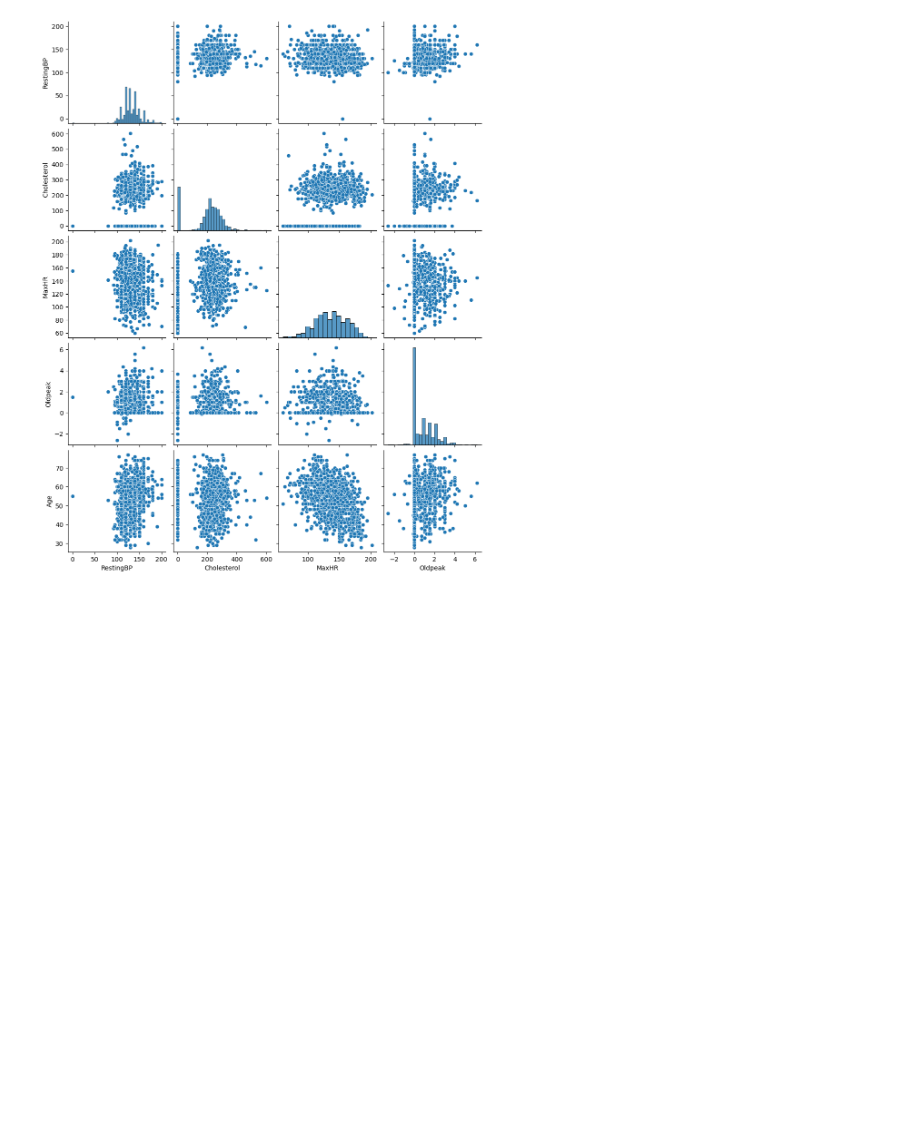
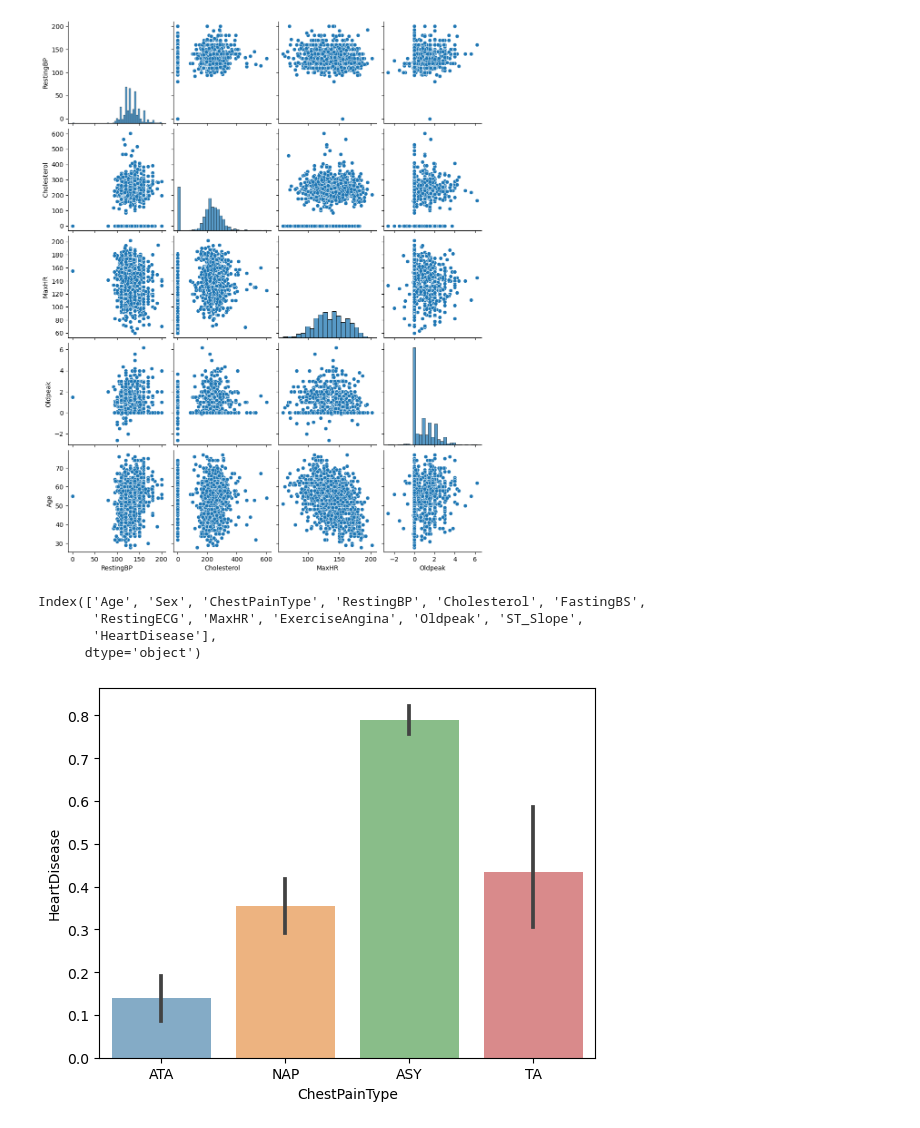
Before and after one commit to prem-0217/HeartDiseaseDetectionModel, a Jupyter notebook: Notebooks/Heart EDA.ipynb, the cells around one changed output. Drawn from its saved outputs; the diff is of its cells as text; code cells hidden in the pictures; blank space fills up the shorter version.

```diff
--- a/Notebooks/Heart EDA.ipynb
+++ b/Notebooks/Heart EDA.ipynb
@@ -115,3 +115,15 @@ sns.pairplot(heart, x_vars = numeric, y_vars = y)
 # %% [output]
 <seaborn.axisgrid.PairGrid at 0x...>
 [figure]
+# %%
+heart.columns
+# %% [output]
+Index(['Age', 'Sex', 'ChestPainType', 'RestingBP', 'Cholesterol', 'FastingBS',
+       'RestingECG', 'MaxHR', 'ExerciseAngina', 'Oldpeak', 'ST_Slope',
+       'HeartDisease'],
+      dtype='object')
+# %%
+sns.barplot(x='ChestPainType',y='HeartDisease', data=heart, alpha=.6)
+plt.show()
+# %% [output]
+[figure, added]
```
Also changed, not shown: parts of 5 cells of this notebook, 2 other files.
